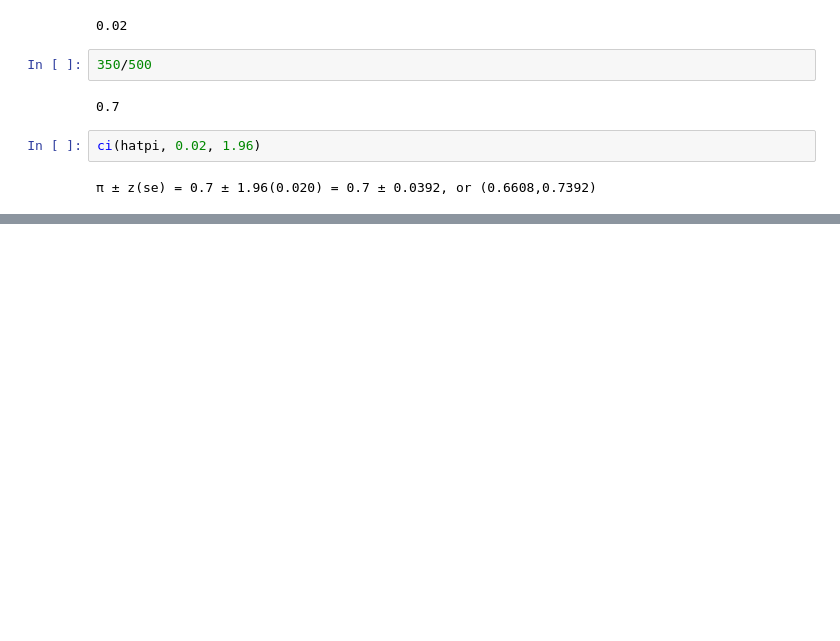
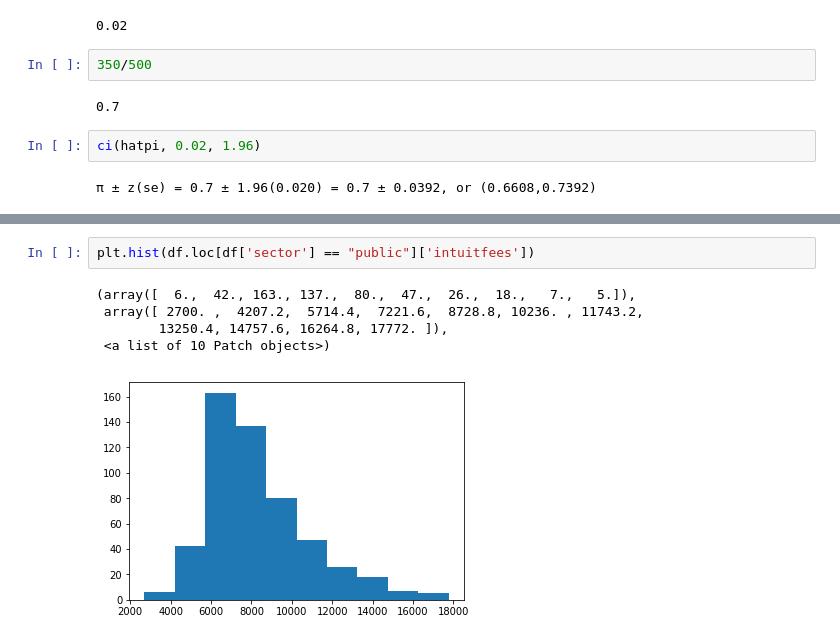
Before and after one commit to muftring/iu-statistics, a Jupyter notebook: mid-term-exam/mid-term-exam-computations.ipynb, the cells around one changed output, grey strips where cells are left out. Cells and saved outputs as stored; diff of their text form; blank space fills up the shorter version.

```diff
--- a/mid-term-exam/mid-term-exam-computations.ipynb
+++ b/mid-term-exam/mid-term-exam-computations.ipynb
@@ -156,0 +213,8 @@ ci(hatpi, 0.02, 1.96)
+# %%
+plt.hist(df.loc[df['sector'] == "public"]['intuitfees'])
+# %% [output]
+(array([  6.,  42., 163., 137.,  80.,  47.,  26.,  18.,   7.,   5.]),
+ array([ 2700. ,  4207.2,  5714.4,  7221.6,  8728.8, 10236. , 11743.2,
+        13250.4, 14757.6, 16264.8, 17772. ]),
+ <a list of 10 Patch objects>)
+[figure, added]
```
Also changed, not shown: parts of 15 cells of this notebook, 4 other files.
